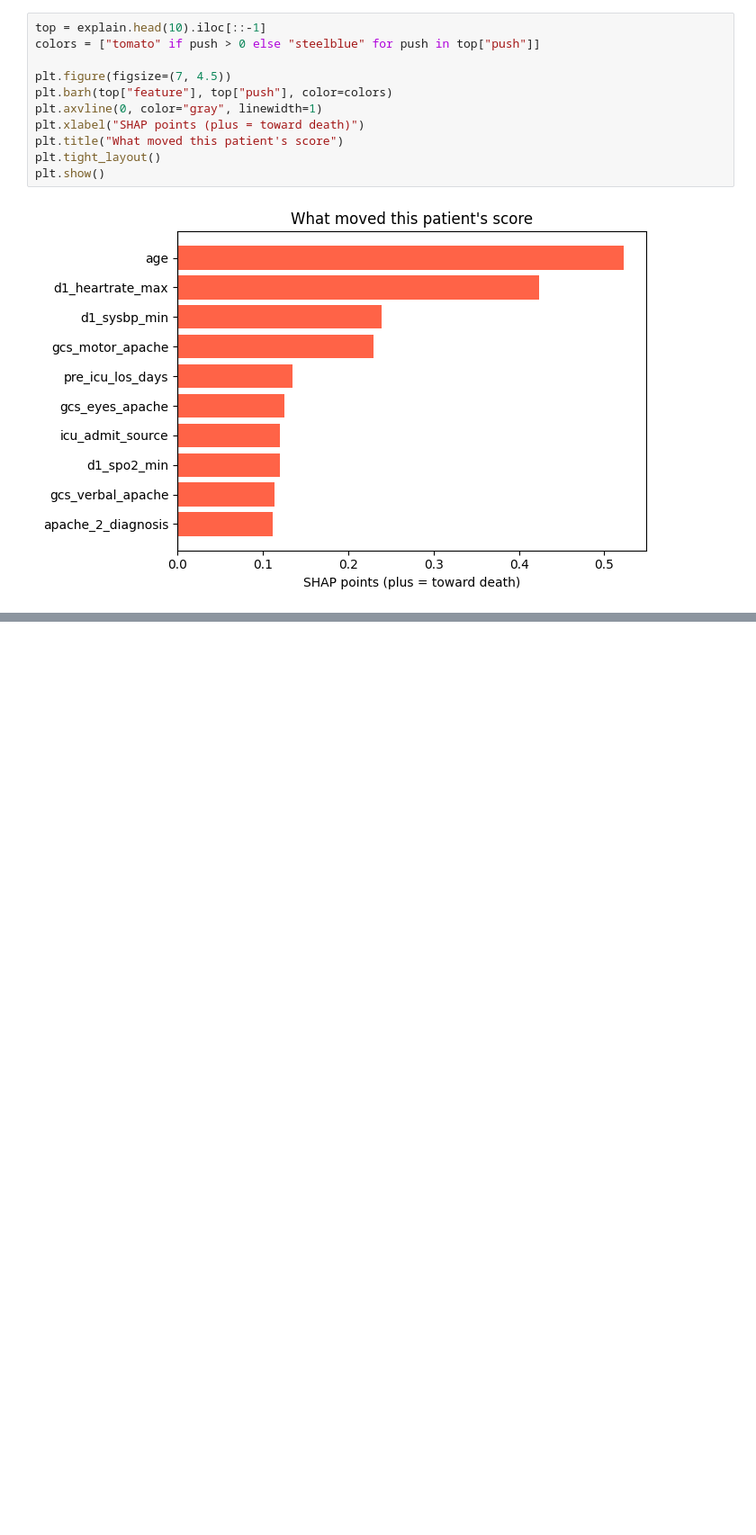
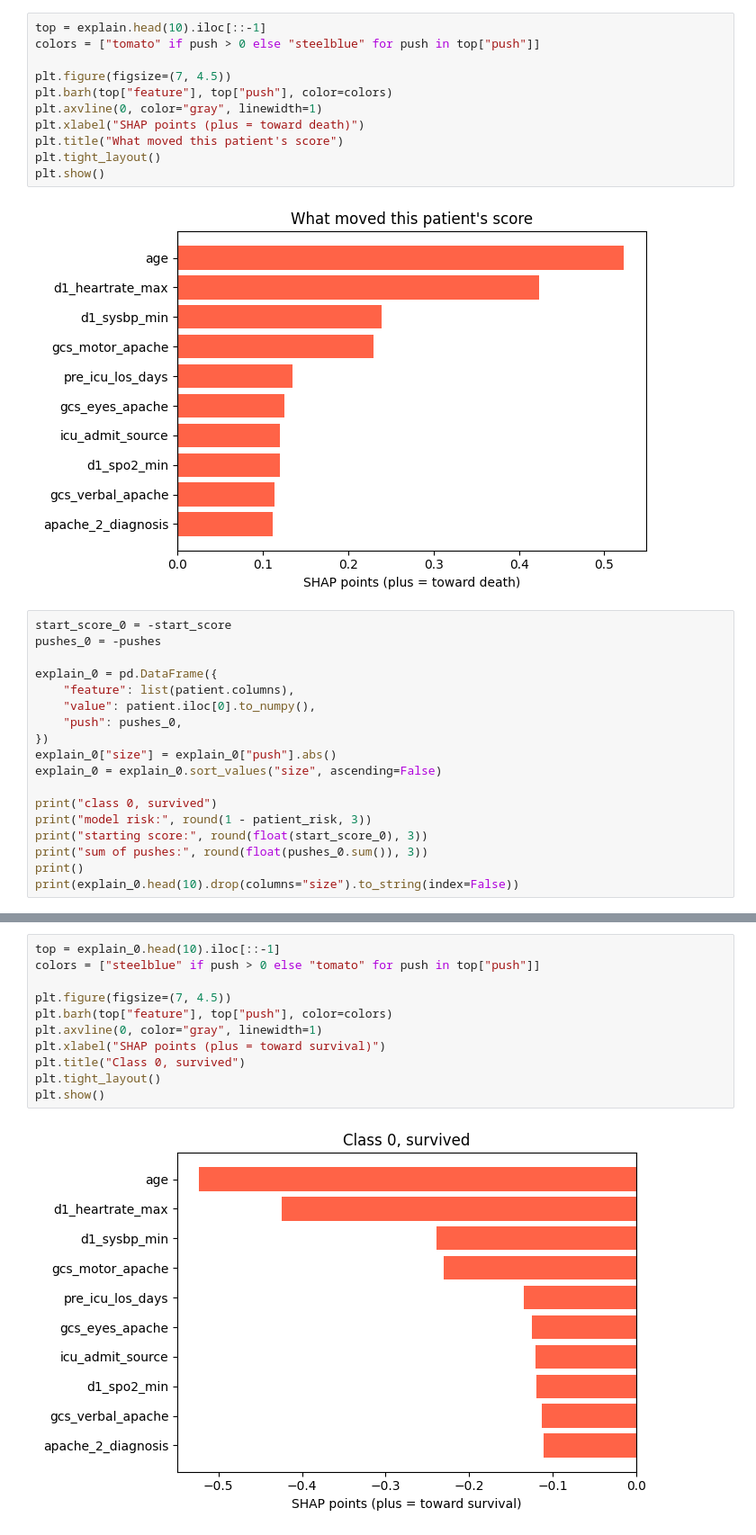
Before and after one commit to Adilka555/fraunhofer-xai, a Jupyter notebook: train_model.ipynb, the cells around one changed output, grey strips where cells are left out. Shown at 90% size. Saved outputs shown, nothing was run; the diff lists cells and outputs as text; blank space fills up the shorter version.

```diff
--- a/train_model.ipynb
+++ b/train_model.ipynb
@@ -262,3 +272,21 @@ plt.tight_layout()
 plt.show()
 # %% [output]
 [figure]
+# %%
+start_score_0 = -start_score
+pushes_0 = -pushes
+
+explain_0 = pd.DataFrame({
+    "feature": list(patient.columns),
+    "value": patient.iloc[0].to_numpy(),
+    "push": pushes_0,
+})
+explain_0["size"] = explain_0["push"].abs()
+explain_0 = explain_0.sort_values("size", ascending=False)
+
+print("class 0, survived")
+print("model risk:", round(1 - patient_risk, 3))
+print("starting score:", round(float(start_score_0), 3))
+print("sum of pushes:", round(float(pushes_0.sum()), 3))
+print()
+print(explain_0.head(10).drop(columns="size").to_string(index=False))
@@ -264,0 +310,13 @@ plt.show()
+# %%
+top = explain_0.head(10).iloc[::-1]
+colors = ["steelblue" if push > 0 else "tomato" for push in top["push"]]
+
+plt.figure(figsize=(7, 4.5))
+plt.barh(top["feature"], top["push"], color=colors)
+plt.axvline(0, color="gray", linewidth=1)
+plt.xlabel("SHAP points (plus = toward survival)")
+plt.title("Class 0, survived")
+plt.tight_layout()
+plt.show()
+# %% [output]
+[figure, added]
```
Also changed, not shown: parts of 4 cells of this notebook, 2 other files.
